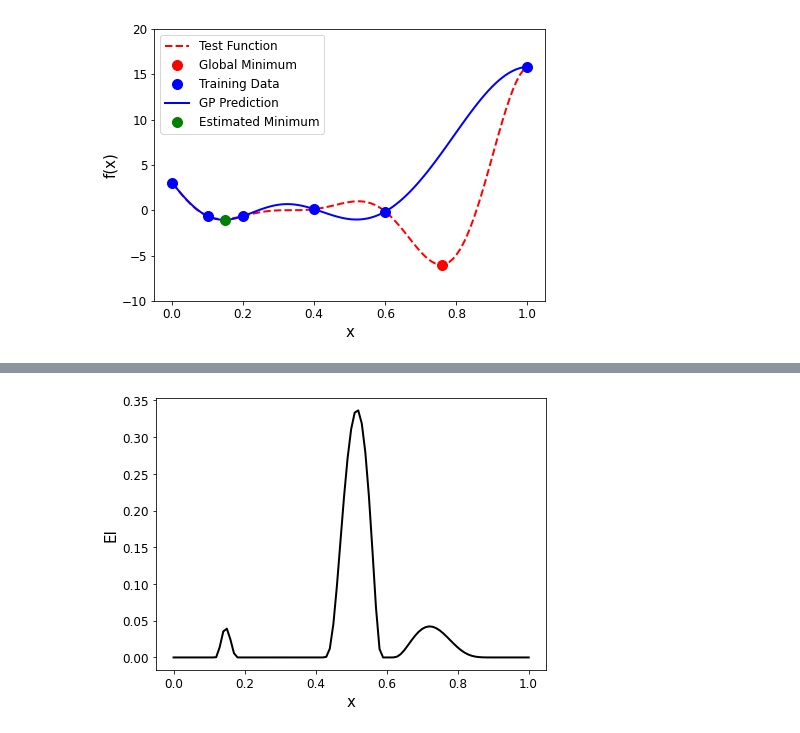
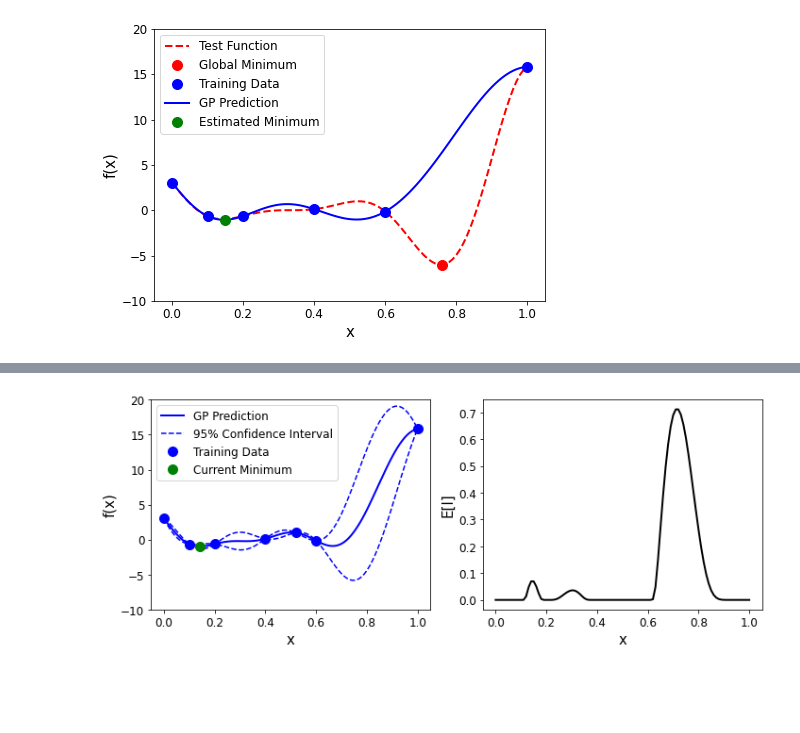
Before and after one commit to ShuaiGuo16/Surrogate_Optimization, a Jupyter notebook: Surrogate_Optimization.ipynb, the cells around one changed output, grey strips where cells are left out. Cells and saved outputs as stored; diff of their text form; code cells hidden in the pictures; blank space fills up the shorter version.

```diff
--- a/Surrogate_Optimization.ipynb
+++ b/Surrogate_Optimization.ipynb
@@ -171,9 +168,28 @@ located at 0.15
-# %%
-# Plot EI distribution
-fig, ax = plt.subplots(figsize=(7,5))
-ax.plot(candidates,EI,'k-',linewidth=2)
-ax.set_xlabel('x', fontsize=15)
-ax.set_ylabel('EI', fontsize=15)
-ax.tick_params(axis='both', which='major', labelsize=12);
-# %% [output]
-[figure, removed]
+# %%
+# Post-processing
+fig, axs = plt.subplots(1,2,figsize=(10,4))
+axs[0].plot(X_test,y_test_pred,'b-',linewidth=2,label='GP Prediction')
+axs[0].plot(X_test,y_test_pred+1.95*pred_test_std,'b--',linewidth=1.5)
+axs[0].plot(X_test,y_test_pred-1.95*pred_test_std,'b--',linewidth=1.5,label='95% Confidence Interval')
+axs[0].plot(X_train,y_train,'bo',markerfacecolor='b',markersize=10,label='Training Data')
+axs[0].set_xlabel('x', fontsize=15)
+axs[0].set_ylabel('f(x)', fontsize=15)
+axs[0].plot(location,current_min,'go',
+        markerfacecolor='g',markersize=10,label='Current Minimum');
+axs[0].legend(loc="upper left",prop={'size': 12})
+axs[0].tick_params(axis='both', which='major', labelsize=12)
+axs[0].set_ylim([-10,20]);
+
+axs[1].plot(X_test,EI,'k-',linewidth=2)
+axs[1].set_xlabel('x', fontsize=15)
+axs[1].set_ylabel('E[I]', fontsize=15)
+axs[1].tick_params(axis='both', which='major', labelsize=12)
+fig.tight_layout();
+fig.savefig('Later_iteration.png')
+
+# Enrich training dataset
+X_train = np.vstack((X_train,new_sample))
+y_train = np.vstack((y_train,y_sample))
+iteration += 1
+# %% [output]
+[figure, added]
```
Also changed, not shown: parts of 3 cells of this notebook, 2 other files.
